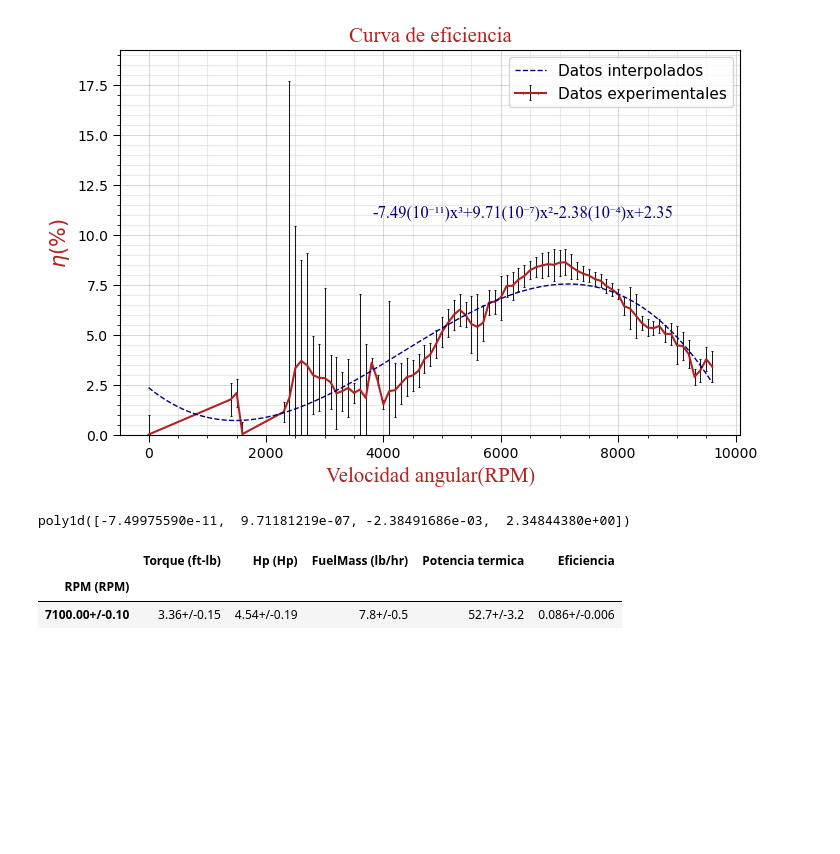
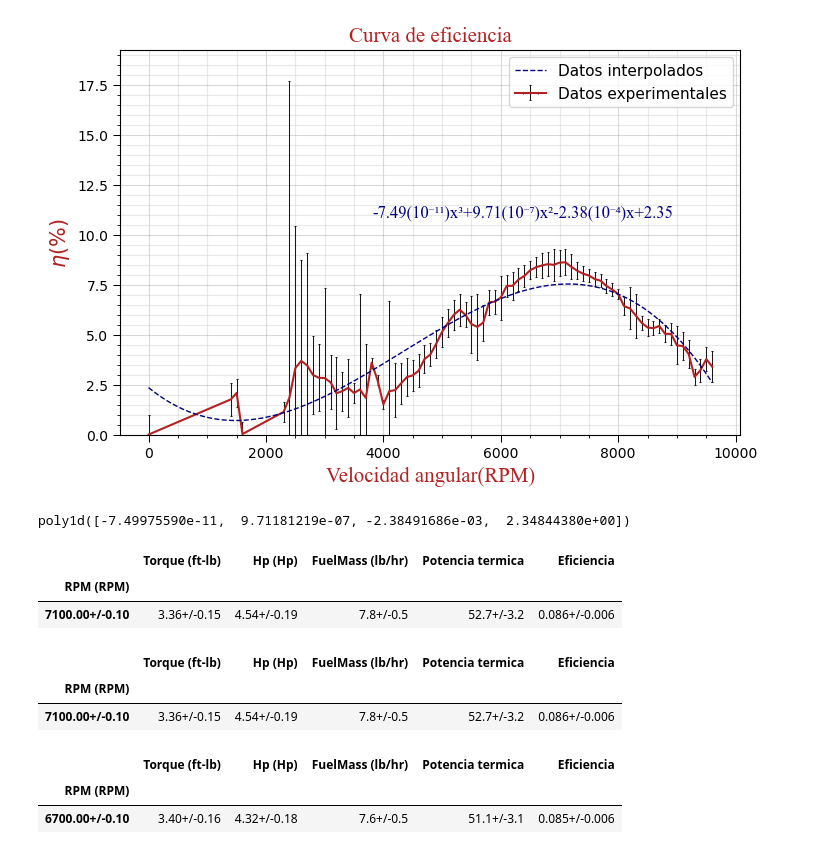
Before and after one commit to juanardila10/Procesamiento-de-datos-Conversi-n-de-energ-a, a Jupyter notebook: Graficas Lab 1.ipynb, the cells around one changed output. Saved outputs shown, nothing was run; the diff lists cells and outputs as text; code cells hidden in the pictures; blank space fills up the shorter version.

```diff
--- a/Graficas Lab 1.ipynb
+++ b/Graficas Lab 1.ipynb
@@ -224,3 +224,19 @@ registro_max
 |  | Torque (ft-lb) | Hp (Hp) | FuelMass (lb/hr) | Potencia termica | Eficiencia |
 | RPM (RPM) |  |  |  |  |  |
 | 7100.00+/-0.10 | 3.36+/-0.15 | 4.54+/-0.19 | 7.8+/-0.5 | 52.7+/-3.2 | 0.086+/-0.006 |
+# %%
+max_value = df_grouped["Hp (Hp)"].max()
+registro_max = df_grouped[df_grouped["Hp (Hp)"] == max_value]
+registro_max
+# %% [output]
+|  | Torque (ft-lb) | Hp (Hp) | FuelMass (lb/hr) | Potencia termica | Eficiencia |
+| RPM (RPM) |  |  |  |  |  |
+| 7100.00+/-0.10 | 3.36+/-0.15 | 4.54+/-0.19 | 7.8+/-0.5 | 52.7+/-3.2 | 0.086+/-0.006 |
+# %%
+max_value = df_grouped["Torque (ft-lb)"].max()
+registro_max = df_grouped[df_grouped["Torque (ft-lb)"] == max_value]
+registro_max
+# %% [output]
+|  | Torque (ft-lb) | Hp (Hp) | FuelMass (lb/hr) | Potencia termica | Eficiencia |
+| RPM (RPM) |  |  |  |  |  |
+| 6700.00+/-0.10 | 3.40+/-0.16 | 4.32+/-0.18 | 7.6+/-0.5 | 51.1+/-3.1 | 0.085+/-0.006 |
```
Also changed, not shown: 1 other file.
